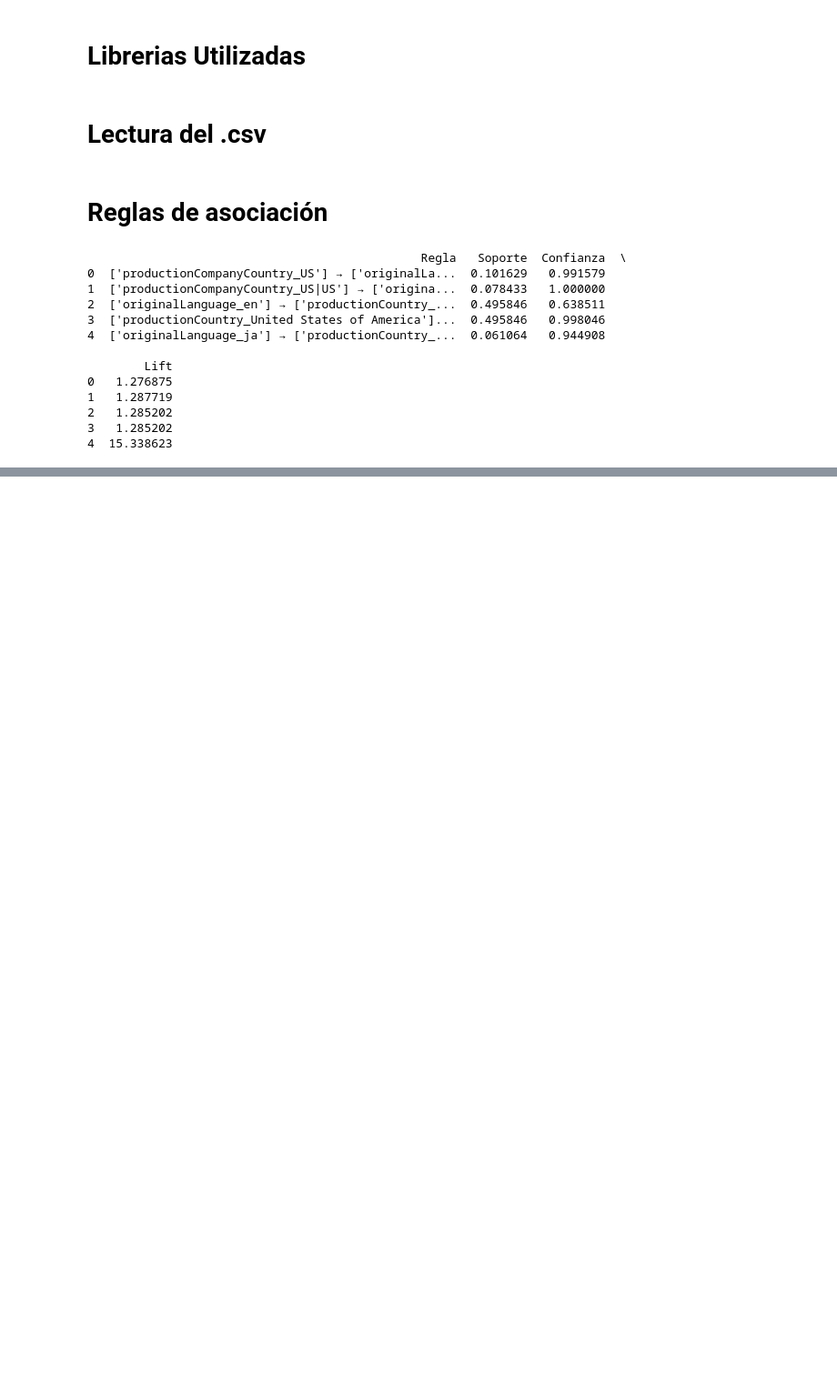
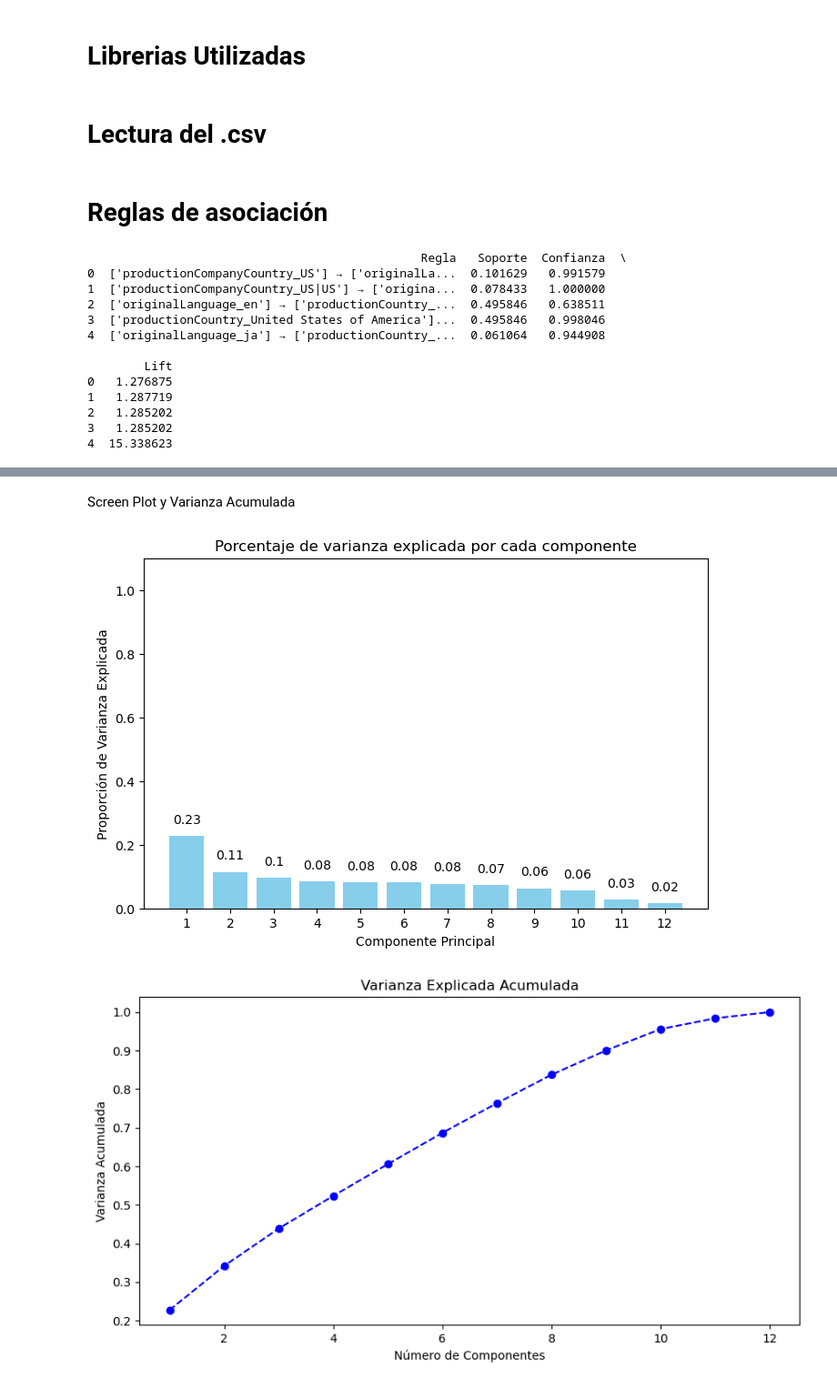
Before and after one commit to Rodrimansidub14/DM-Proyecto1, a Jupyter notebook: Apriori,PCA/DataMining2.ipynb, the cells around one changed output, grey strips where cells are left out. Shown at 91% size. Cells and saved outputs as stored; diff of their text form; code cells hidden in the pictures; blank space fills up the shorter version.

```diff
--- a/Apriori,PCA/DataMining2.ipynb
+++ b/Apriori,PCA/DataMining2.ipynb
@@ -74,0 +176,38 @@ df_reglas.to_csv("reglas_asociacion.csv", index=False)
+# %% [markdown]
+Screen Plot y Varianza Acumulada
+# %%
+fig, ax = plt.subplots(nrows=1, ncols=1, figsize=(8, 5))
+ax.bar(
+    x=np.arange(pca.n_components_) + 1,
+    height=explained_variance,
+    color='skyblue'
+)
+
+# Anotaciones en las barras
+for x, y in zip(np.arange(len(numerical_cols)) + 1, explained_variance):
+    label = round(y, 2)
+    ax.annotate(
+        label,
+        (x, y),
+        textcoords="offset points",
+        xytext=(0, 10),
+        ha='center'
+    )
+
+ax.set_xticks(np.arange(pca.n_components_) + 1)
+ax.set_ylim(0, 1.1)
+ax.set_title('Porcentaje de varianza explicada por cada componente')
+ax.set_xlabel('Componente Principal')
+ax.set_ylabel('Proporción de Varianza Explicada')
+plt.show()
+
+# **Gráfica de varianza acumulada**
+plt.figure(figsize=(10, 5))
+plt.plot(range(1, len(numerical_cols) + 1), np.cumsum(explained_variance), marker='o', linestyle='--', color="b")
+plt.xlabel('Número de Componentes')
+plt.ylabel('Varianza Acumulada')
+plt.title('Varianza Explicada Acumulada')
+plt.show()
+# %% [output]
+[figure, added]
+[figure, added]
```
Also changed, not shown: parts of 15 cells of this notebook, 1 other file.
